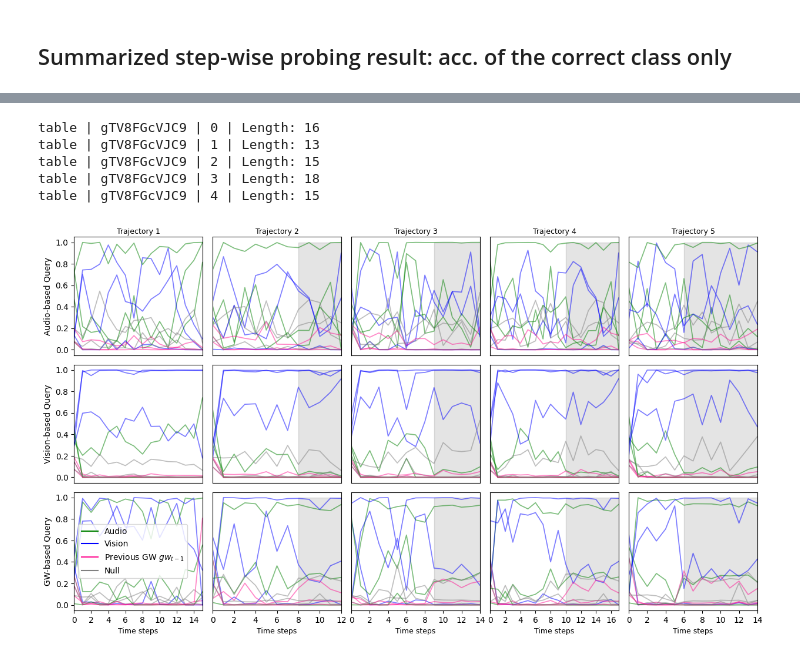
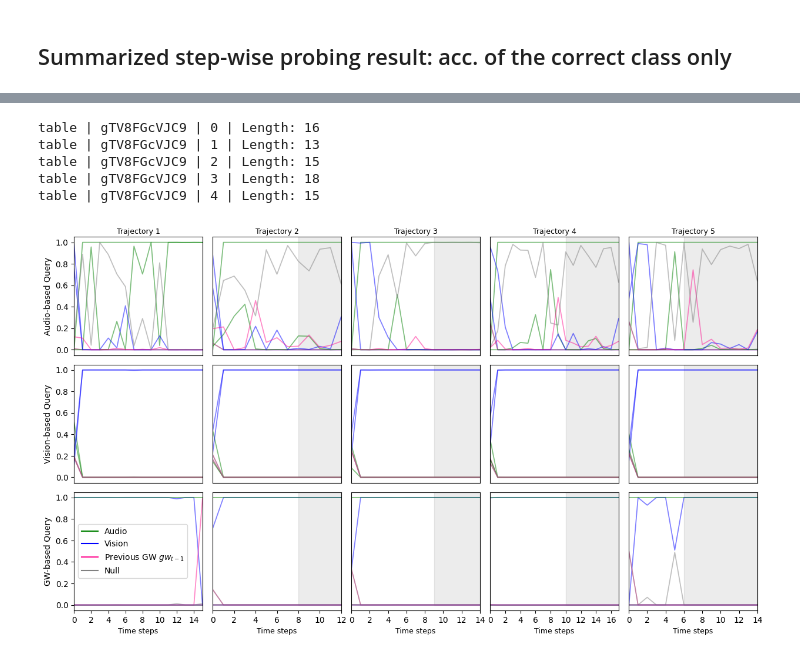
Before and after one commit to arayabrain/multimodal-global-workspace-agent, a Jupyter notebook: ppo/SAVI_v3_Analysis.ipynb, the cells around one changed output, grey strips where cells are left out. Drawn from its saved outputs; the diff is of its cells as text; code cells hidden in the pictures.

```diff
--- a/ppo/SAVI_v3_Analysis.ipynb
+++ b/ppo/SAVI_v3_Analysis.ipynb
@@ -766,10 +790,10 @@ Non-trainable params: 0
 
 CATEGORIES_OF_INTEREST = [
     "chair",
-    "picture",
+    # "picture",
     "cabinet",
-    "plant",
-    "cushion",
+    # "plant",
+    # "cushion",
     "table"
 ]
 SCENES_OF_INTEREST = [
@@ -794,18 +818,22 @@ LAYERS_OF_INTEREST = [
 AGENTS_OF_INTEREST = [
     # GWTv3 (Gen 3)
     ## GRUv3 H=512
-    # "ppo_bc__savi_ss1_rgb_spectro__gruv3__gw_detach__grulynrm__entcoef_0.2__no_cew_seed_111",
+    "ppo_bc__savi_ss1_rgb_spectro__gruv3__gw_detach__grulynrm__entcoef_0.2__no_cew_seed_111",
+    "ppo_bc__savi_ss1_rgb_spectro__gruv3__gw_detach__grulynrm__entcoef_0.2__no_cew_seed_222",
+    ## GWTv3 H=512
+    "ppo_bc__savi_ss1_rgb_spectro__gwtv3__gw_detach__usenull__grulynrm__entcoef_0.2__no_cew__seed_111",
+    "ppo_bc__savi_ss1_rgb_spectro__gwtv3__gw_detach__usenull__grulynrm__entcoef_0.2__no_cew__seed_222",
+
     ## GRUv3 H=64
     "ppo_bc__savi_ss1_rgb_spectro__gruv3__gw_detach__grulynrm__entcoef_0.2__no_cew__h_64__seed_111",
     "ppo_bc__savi_ss1_rgb_spectro__gruv3__gw_detach__grulynrm__entcoef_0.2__no_cew__h_64__seed_222",
     "ppo_bc__savi_ss1_rgb_spectro__gruv3__gw_detach__grulynrm__entcoef_0.2__no_cew__h_64__seed_333",
-    ## GWTv3
-    # "ppo_bc__savi_ss1_rgb_spectro__gwtv3__gw_detach__usenull__grulynrm__entcoef_0.2__no_cew__seed_111",
-    # "ppo_bc__savi_ss1_rgb_spectro__gwtv3__gw_detach__usenull__grulynrm__entcoef_0.2__no_cew__seed_222",
     ## GWTv3 H=64
     "ppo_bc__savi_ss1_rgb_spectro__gwtv3__gw_detach__usenull__grulynrm__entcoef_0.2__no_cew__h_64__seed_111",
     "ppo_bc__savi_ss1_rgb_spectro__gwtv3__gw_detach__usenull__grulynrm__entcoef_0.2__no_cew__h_64__seed_222",
     "ppo_bc__savi_ss1_rgb_spectro__gwtv3__gw_detach__usenull__grulynrm__entcoef_0.2__no_cew__h_64__seed_333",
+    "ppo_bc__savi_ss1_rgb_spectro__gwtv3__gw_detach__usenull__grulynrm__entcoef_0.2__no_cew__h_64__seed_444",
+    "ppo_bc__savi_ss1_rgb_spectro__gwtv3__gw_detach__usenull__grulynrm__entcoef_0.2__no_cew__h_64__seed_555",
 
     ## GWTv3.1 H=512
     # "ppo_bc__savi_ss1_rgb_spectro__gwtv3.1__gw_detach__usenull__grulynrm__entcoef_0.2__no_cew__seed_222",
@@ -2029,23 +2068,26 @@ fig, axes = plt.subplots(3, N_TRAJS, figsize=(N_TRAJS * 3, 3 * 2.75))
 
 
 AGENT_GROUPS_OF_INTEREST = {
-  # "GRU H=512": {
-  #   111: "ppo_bc__savi_ss1_rgb_spectro__gruv3__gw_detach__grulynrm__entcoef_0.2__no_cew_seed_111",
-  #   # 222: "ppo_bc__savi_ss1_rgb_spectro__gruv3__gw_detach__grulynrm__entcoef_0.2__no_cew_seed_111",
+  "GRU H=512": {
+    111: "ppo_bc__savi_ss1_rgb_spectro__gruv3__gw_detach__grulynrm__entcoef_0.2__no_cew_seed_111",
+    222: "ppo_bc__savi_ss1_rgb_spectro__gruv3__gw_detach__grulynrm__entcoef_0.2__no_cew_seed_222",
+  },
+  "GW H=512": {
+    111: "ppo_bc__savi_ss1_rgb_spectro__gwtv3__gw_detach__usenull__grulynrm__entcoef_0.2__no_cew__seed_111",
+    222: "ppo_bc__savi_ss1_rgb_spectro__gwtv3__gw_detach__usenull__grulynrm__entcoef_0.2__no_cew__seed_222",
+  },
+
+  # "GRU H=64": {
+  #   111: "ppo_bc__savi_ss1_rgb_spectro__gruv3__gw_detach__grulynrm__entcoef_0.2__no_cew__h_64__seed_111",
+  #   222: "ppo_bc__savi_ss1_rgb_spectro__gruv3__gw_detach__grulynrm__entcoef_0.2__no_cew__h_64__seed_222",
+  #   333: "ppo_bc__savi_ss1_rgb_spectro__gruv3__gw_detach__grulynrm__entcoef_0.2__no_cew__h_64__seed_333",
   # },
-  "GRU H=64": {
-    111: "ppo_bc__savi_ss1_rgb_spectro__gruv3__gw_detach__grulynrm__entcoef_0.2__no_cew__h_64__seed_111",
-    222: "ppo_bc__savi_ss1_rgb_spectro__gruv3__gw_detach__grulynrm__entcoef_0.2__no_cew__h_64__seed_222",
-    333: "ppo_bc__savi_ss1_rgb_spectro__gruv3__gw_detach__grulynrm__entcoef_0.2__no_cew__h_64__seed_333",
-  },
-  "GW H=64": {
-    111: "ppo_bc__savi_ss1_rgb_spectro__gwtv3__gw_detach__usenull__grulynrm__entcoef_0.2__no_cew__h_64__seed_111",
-    222: "ppo_bc__savi_ss1_rgb_spectro__gwtv3__gw_detach__usenull__grulynrm__entcoef_0.2__no_cew__h_64__seed_222",
-    333: "ppo_bc__savi_ss1_rgb_spectro__gwtv3__gw_detach__usenull__grulynrm__entcoef_0.2__no_cew__h_64__seed_333",
-  },
-  # "GW H=512": {
-  #   111: "ppo_bc__savi_ss1_rgb_spectro__gwtv3__gw_detach__usenull__grulynrm__entcoef_0.2__no_cew__seed_111",
-  #   # 222: "",
+  # "GW H=64": {
+  #   111: "ppo_bc__savi_ss1_rgb_spectro__gwtv3__gw_detach__usenull__grulynrm__entcoef_0.2__no_cew__h_64__seed_111",
+  #   222: "ppo_bc__savi_ss1_rgb_spectro__gwtv3__gw_detach__usenull__grulynrm__entcoef_0.2__no_cew__h_64__seed_222",
+  #   333: "ppo_bc__savi_ss1_rgb_spectro__gwtv3__gw_detach__usenull__grulynrm__entcoef_0.2__no_cew__h_64__seed_333",
+  #   444: "ppo_bc__savi_ss1_rgb_spectro__gwtv3__gw_detach__usenull__grulynrm__entcoef_0.2__no_cew__h_64__seed_444",
+  #   555: "ppo_bc__savi_ss1_rgb_spectro__gwtv3__gw_detach__usenull__grulynrm__entcoef_0.2__no_cew__h_64__seed_555",
   # },
 }
 # TODO: functionalize
@@ -2127,36 +2169,36 @@ for trajint_idx, trajint_data in enumerate(TRAJS_OF_INTEREST_DICT):
       [axes[i, trajint_idx].set_xlim([0, T-1]) for i in range(3)]
 
       ## Shading the non silent region in gray
-      [axes[i, trajint_idx].fill_between([mute_step, T], 0, [1.0, 1.0], color="gray", alpha=0.035) for i in [0, 1, 2]]
+      [axes[i, trajint_idx].fill_between([mute_step, T], 0, [1.1, 1.1], color="gray", alpha=0.035) for i in [0, 1, 2]]
 
       if exp_name.__contains__("gwtv3"):
         # Plot the attention weights for the GWTv3 variant
         att_weights = CAT_SCENE_TRAJS_FEATURES[cat][scene][traj_idx][exp_name]["state_encoder.ca.mha"][1][:, 0, :, :]
 
         for mod_idx in range(3):
           for mod_axis in range(4):
             mod_idx_offset = mod_idx-2
             axes[mod_idx, trajint_idx].plot(xs, att_weights[:, mod_idx_offset, mod_axis],
               linewidth=1.25,
               label=MOD_AXIS_TO_NAME[mod_axis],
               color=MOD_AXIS_TO_COLOR[mod_axis],
               alpha=0.5)
 
 # Set legend using dashed lines before doing the dots / scater
 # axes[0, 0].legend(handles=probe_acc_legend_handles)
 # axes[2, N_TRAJS-1].legend(handles=attn_weights_legend_handles)
 axes[2, 0].legend(handles=attn_weights_legend_handles)
 
 fig.subplots_adjust(wspace=0.08, hspace=0.08)
 # fig.tight_layout()
 fig.show()
 # %% [output]
 table | gTV8FGcVJC9 | 0 | Length: 16
 table | gTV8FGcVJC9 | 1 | Length: 13
 table | gTV8FGcVJC9 | 2 | Length: 15
 table | gTV8FGcVJC9 | 3 | Length: 18
 table | gTV8FGcVJC9 | 4 | Length: 15
-[figure, old version]
+[figure, new version]
 # %%
 # Average statistics, two in one plot for probing, grouped by variant type
 ALL_TRAJ_PROBING_STATS_GROUPED = {}
```
Also changed, not shown: parts of 12 cells of this notebook.
